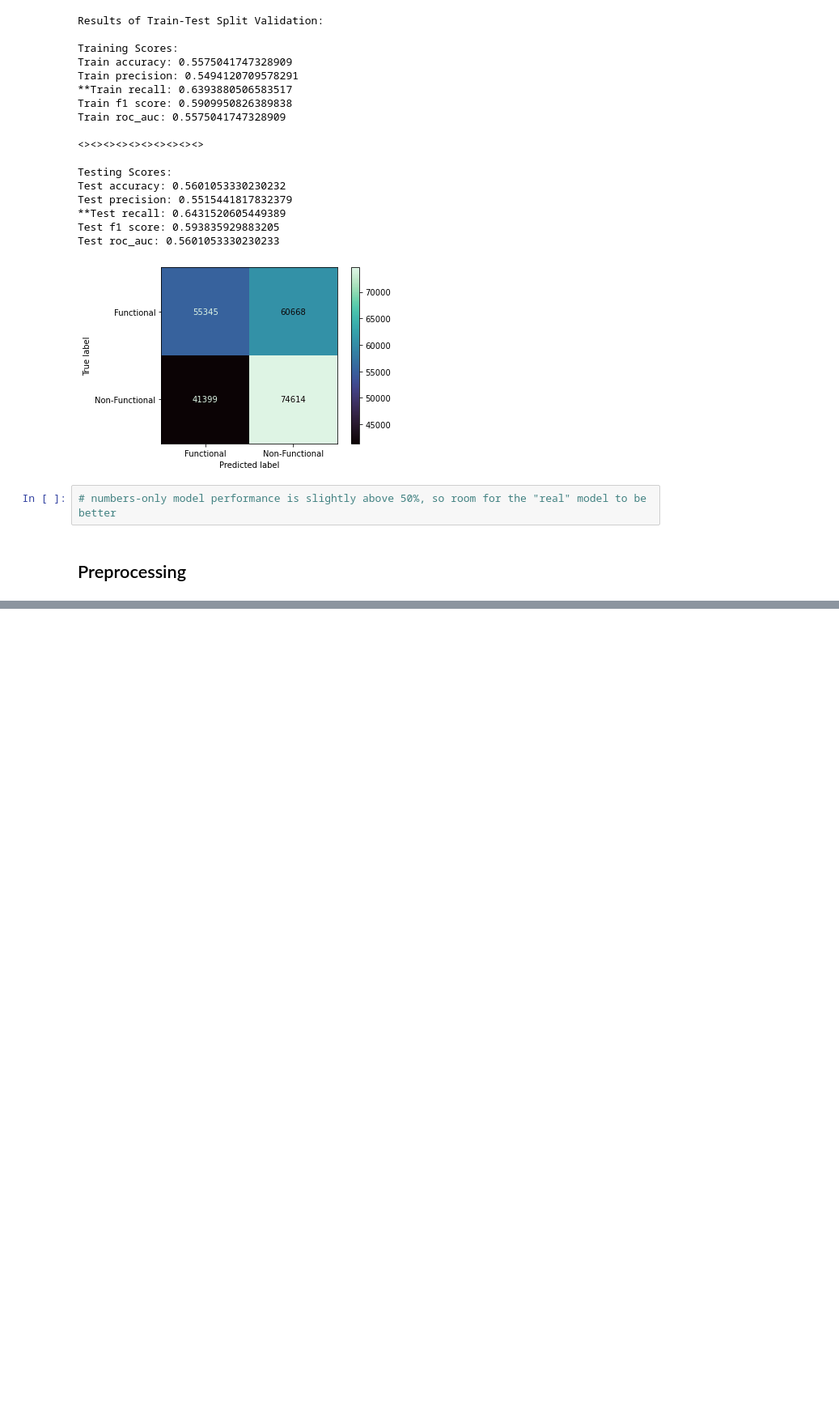
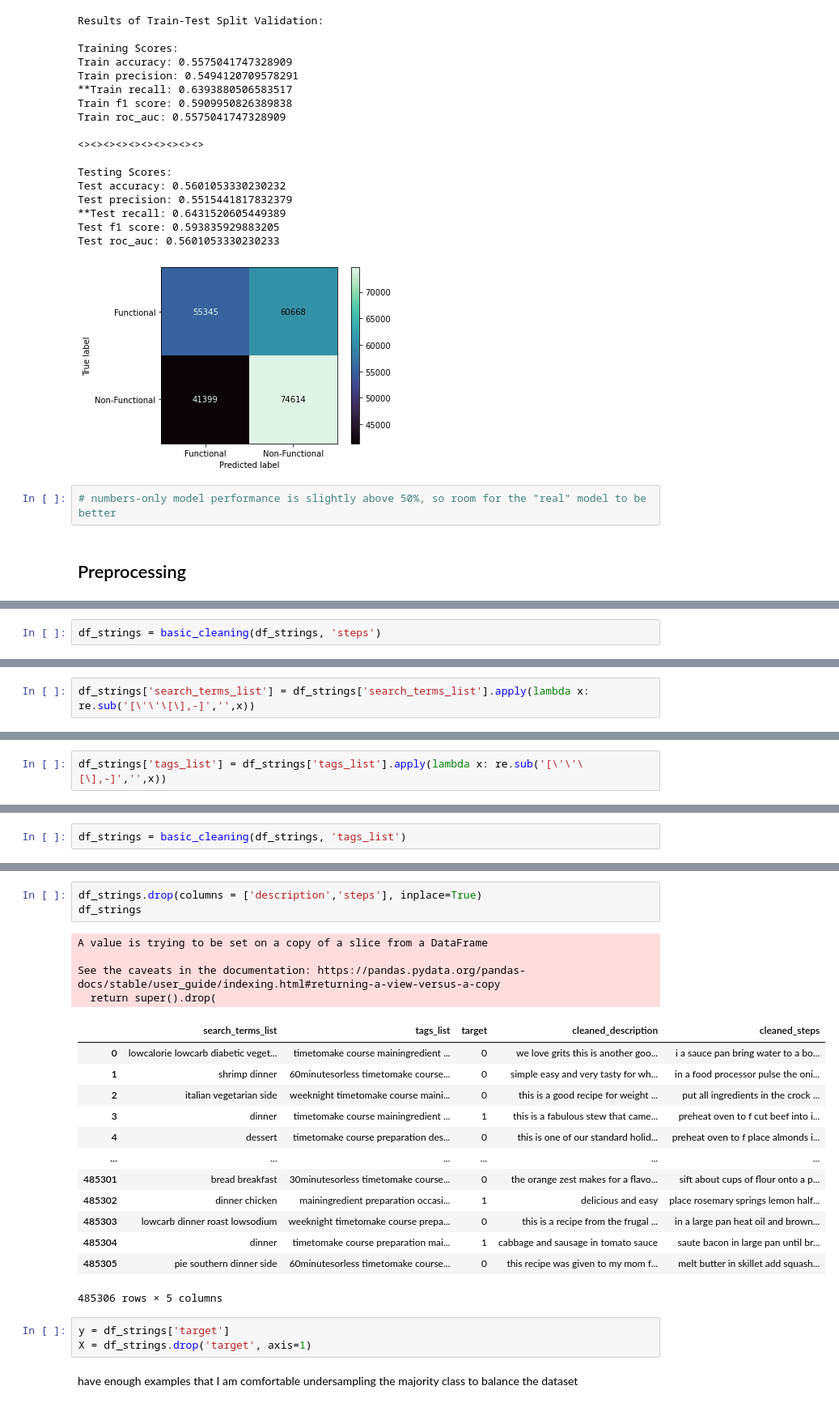
Before and after one commit to AJMarshall-25/NLP_Recipe_Analysis, a Jupyter notebook: Modeling.ipynb, the cells around one changed output, grey strips where cells are left out. Shown at 81% size. Cells and saved outputs as stored; diff of their text form; blank space fills up the shorter version.

```diff
--- a/Modeling.ipynb
+++ b/Modeling.ipynb
@@ -255,0 +357,2 @@ Test roc_auc: 0.5601053330230233
+# %%
+df_strings = basic_cleaning(df_strings, 'steps')
@@ -255,0 +380,2 @@ Test roc_auc: 0.5601053330230233
+# %%
+df_strings['search_terms_list'] = df_strings['search_terms_list'].apply(lambda x: re.sub('[\'\'\[\],-]','',x))
@@ -255,0 +388,2 @@ Test roc_auc: 0.5601053330230233
+# %%
+df_strings['tags_list'] = df_strings['tags_list'].apply(lambda x: re.sub('[\'\'\[\],-]','',x))
@@ -255,0 +396,2 @@ Test roc_auc: 0.5601053330230233
+# %%
+df_strings = basic_cleaning(df_strings, 'tags_list')
@@ -255,0 +428,26 @@ Test roc_auc: 0.5601053330230233
+# %%
+df_strings.drop(columns = ['description','steps'], inplace=True)
+df_strings
+# %% [output]
+A value is trying to be set on a copy of a slice from a DataFrame
+
+See the caveats in the documentation: https://pandas.pydata.org/pandas-docs/stable/user_guide/indexing.html#returning-a-view-versus-a-copy
+  return super().drop(
+|  | search_terms_list | tags_list | target | cleaned_description | cleaned_steps |
+| 0 | lowcalorie lowcarb diabetic veget... | timetomake course mainingredient ... | 0 | we love grits this is another goo... | i a sauce pan bring water to a bo... |
+| 1 | shrimp dinner | 60minutesorless timetomake course... | 0 | simple easy and very tasty for wh... | in a food processor pulse the oni... |
+| 2 | italian vegetarian side | weeknight timetomake course maini... | 0 | this is a good recipe for weight ... | put all ingredients in the crock ... |
+| 3 | dinner | timetomake course mainingredient ... | 1 | this is a fabulous stew that came... | preheat oven to f cut beef into i... |
+| 4 | dessert | timetomake course preparation des... | 0 | this is one of our standard holid... | preheat oven to f place almonds i... |
+| ... | ... | ... | ... | ... | ... |
+| 485301 | bread breakfast | 30minutesorless timetomake course... | 0 | the orange zest makes for a flavo... | sift about cups of flour onto a p... |
+| 485302 | dinner chicken | mainingredient preparation occasi... | 1 | delicious and easy | place rosemary springs lemon half... |
+| 485303 | lowcarb dinner roast lowsodium | weeknight timetomake course prepa... | 0 | this is a recipe from the frugal ... | in a large pan heat oil and brown... |
+| 485304 | dinner | timetomake course preparation mai... | 1 | cabbage and sausage in tomato sauce | saute bacon in large pan until br... |
+| 485305 | pie southern dinner side | 60minutesorless timetomake course... | 0 | this recipe was given to my mom f... | melt butter in skillet add squash... |
+485306 rows × 5 columns
+# %%
+y = df_strings['target']
+X = df_strings.drop('target', axis=1)
+# %% [markdown]
+have enough examples that I am comfortable undersampling the majority class to balance the dataset
```
Also changed, not shown: parts of 33 cells of this notebook.
